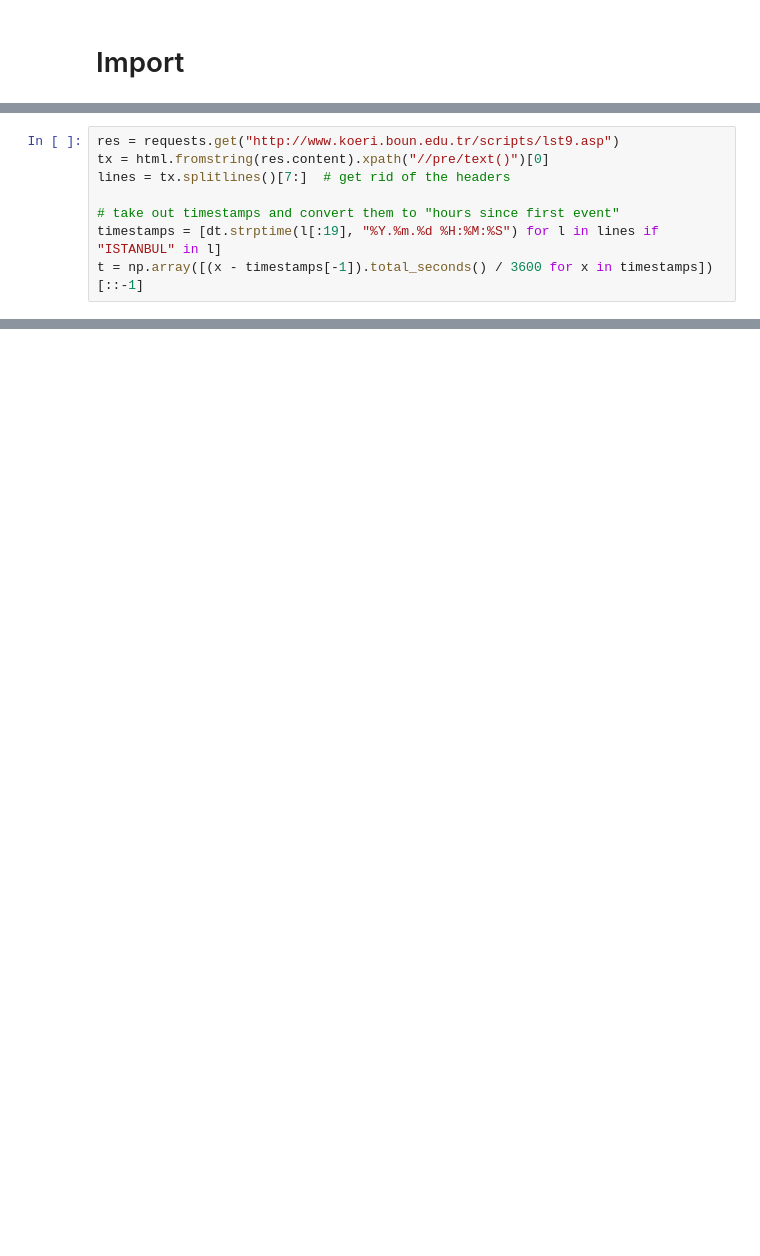
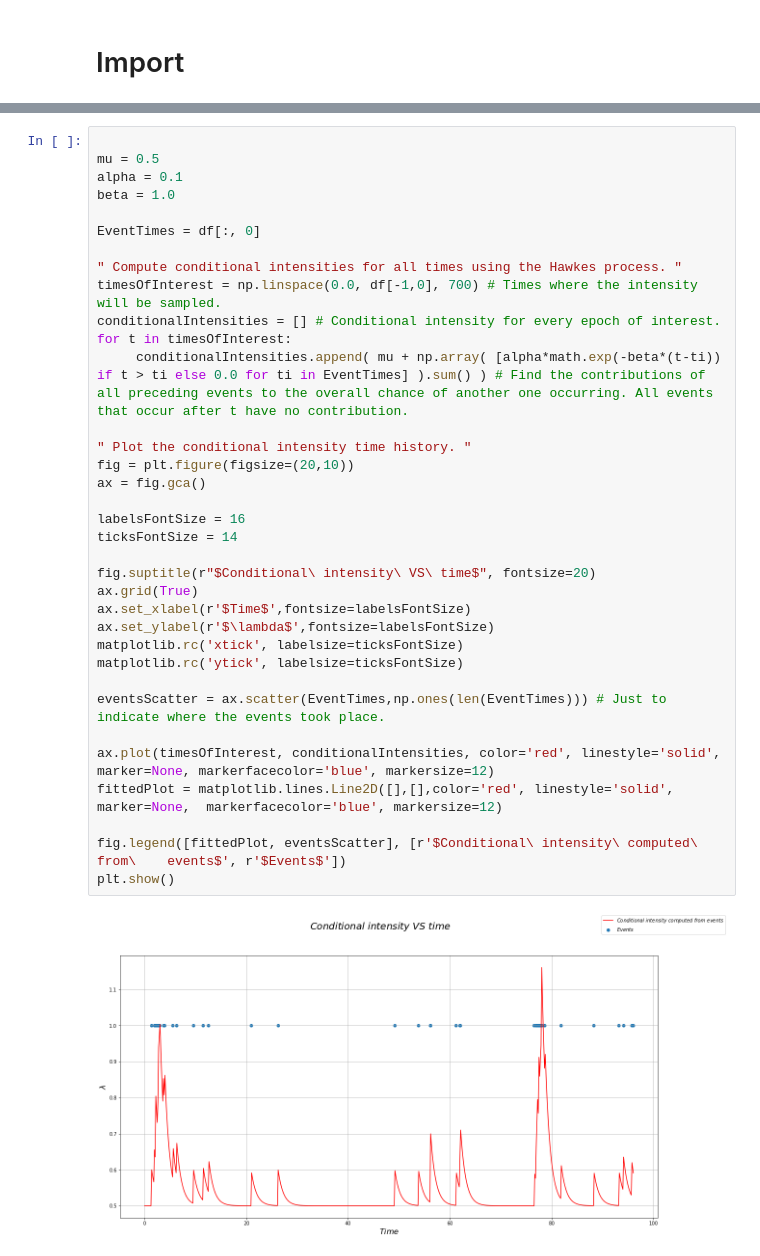
Before and after one commit to ghego98/sistemi-complessi, a Jupyter notebook: 1prove.ipynb, the cells around one changed output, grey strips where cells are left out. Cells and saved outputs as stored; diff of their text form; blank space fills up the shorter version.

```diff
--- a/1prove.ipynb
+++ b/1prove.ipynb
@@ -10,8 +2,0 @@ from matplotlib import pyplot as plt
-# %%
-res = requests.get("http://www.koeri.boun.edu.tr/scripts/lst9.asp")
-tx = html.fromstring(res.content).xpath("//pre/text()")[0]
-lines = tx.splitlines()[7:]  # get rid of the headers
-
-# take out timestamps and convert them to "hours since first event"
-timestamps = [dt.strptime(l[:19], "%Y.%m.%d %H:%M:%S") for l in lines if "ISTANBUL" in l]
-t = np.array([(x - timestamps[-1]).total_seconds() / 3600 for x in timestamps])[::-1]
@@ -116,0 +24,37 @@ print pm.stats.quantiles(trace["theta"], [2.5, 97.5])
+# %%
+
+mu = 0.5
+alpha = 0.1
+beta = 1.0
+
+EventTimes = df[:, 0]
+
+" Compute conditional intensities for all times using the Hawkes process. "
+timesOfInterest = np.linspace(0.0, df[-1,0], 700) # Times where the intensity will be sampled.
+conditionalIntensities = [] # Conditional intensity for every epoch of interest.
+for t in timesOfInterest:
+     conditionalIntensities.append( mu + np.array( [alpha*math.exp(-beta*(t-ti)) if t > ti else 0.0 for ti in EventTimes] ).sum() ) # Find the contributions of all preceding events to the overall chance of another one occurring. All events that occur after t have no contribution.
+
+" Plot the conditional intensity time history. "
+fig = plt.figure(figsize=(20,10))
+ax = fig.gca()
+
+labelsFontSize = 16
+ticksFontSize = 14
+
+fig.suptitle(r"$Conditional\ intensity\ VS\ time$", fontsize=20)
+ax.grid(True)
+ax.set_xlabel(r'$Time$',fontsize=labelsFontSize)
+ax.set_ylabel(r'$\lambda$',fontsize=labelsFontSize)
+matplotlib.rc('xtick', labelsize=ticksFontSize)
+matplotlib.rc('ytick', labelsize=ticksFontSize)
+
+eventsScatter = ax.scatter(EventTimes,np.ones(len(EventTimes))) # Just to indicate where the events took place.
+
+ax.plot(timesOfInterest, conditionalIntensities, color='red', linestyle='solid', marker=None, markerfacecolor='blue', markersize=12)
+fittedPlot = matplotlib.lines.Line2D([],[],color='red', linestyle='solid', marker=None,  markerfacecolor='blue', markersize=12)
+
+fig.legend([fittedPlot, eventsScatter], [r'$Conditional\ intensity\ computed\ from\    events$', r'$Events$'])
+plt.show()
+# %% [output]
+[figure, added]
```
Also changed, not shown: parts of 15 cells of this notebook, 1 other file.
